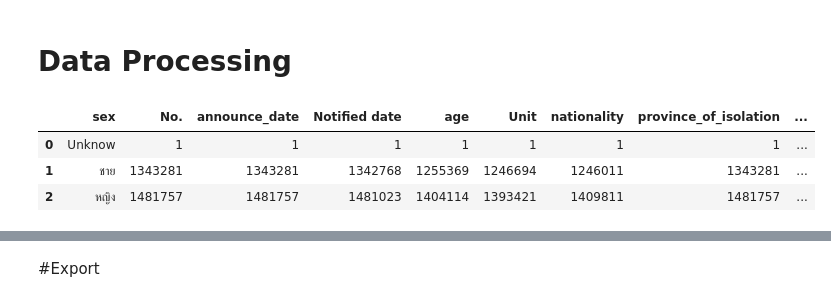
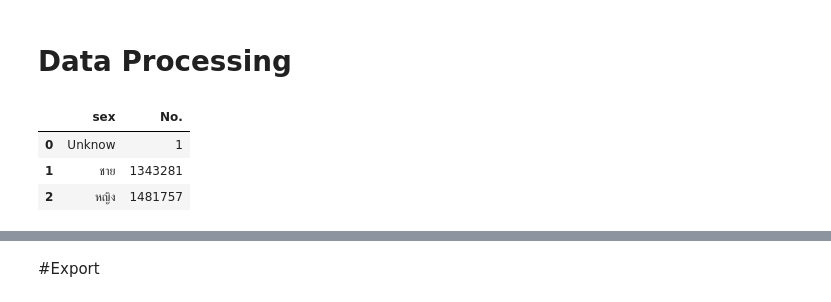
Before and after one commit to ThanikPimpiban/data_viz_2022, a Jupyter notebook: ProjectFinal.ipynb, the cells around one changed output, grey strips where cells are left out. Cells and saved outputs as stored; diff of their text form; code cells hidden in the pictures.

```diff
--- a/ProjectFinal.ipynb
+++ b/ProjectFinal.ipynb
@@ -432,10 +432,10 @@ dtype: bool
 # %% [markdown]
 # Data Processing
 # %%
-num_of_sex = df_all.groupby(['sex']).count().reset_index()  ## หาจำนวนผู้ติดเชื้อโควิค-19 แบ่งตามเพศ
-num_of_sex
+num_of_sex = df_all.groupby(['sex']).count().reset_index().iloc[:,:2]
+num_of_sex  ## หาจำนวนผู้ติดเชื้อโควิค-19 แบ่งตามเพศ
 # %% [output]
-|  | sex | No. | announce_date | Notified date | age | Unit | nationality | province_of_isolation | ... |
-| 0 | Unknow | 1 | 1 | 1 | 1 | 1 | 1 | 1 | ... |
-| 1 | ชาย | 1343281 | 1343281 | 1342768 | 1255369 | 1246694 | 1246011 | 1343281 | ... |
-| 2 | หญิง | 1481757 | 1481757 | 1481023 | 1404114 | 1393421 | 1409811 | 1481757 | ... |
+|  | sex | No. |
+| 0 | Unknow | 1 |
+| 1 | ชาย | 1343281 |
+| 2 | หญิง | 1481757 |
```
Also changed, not shown: parts of 15 cells of this notebook.
